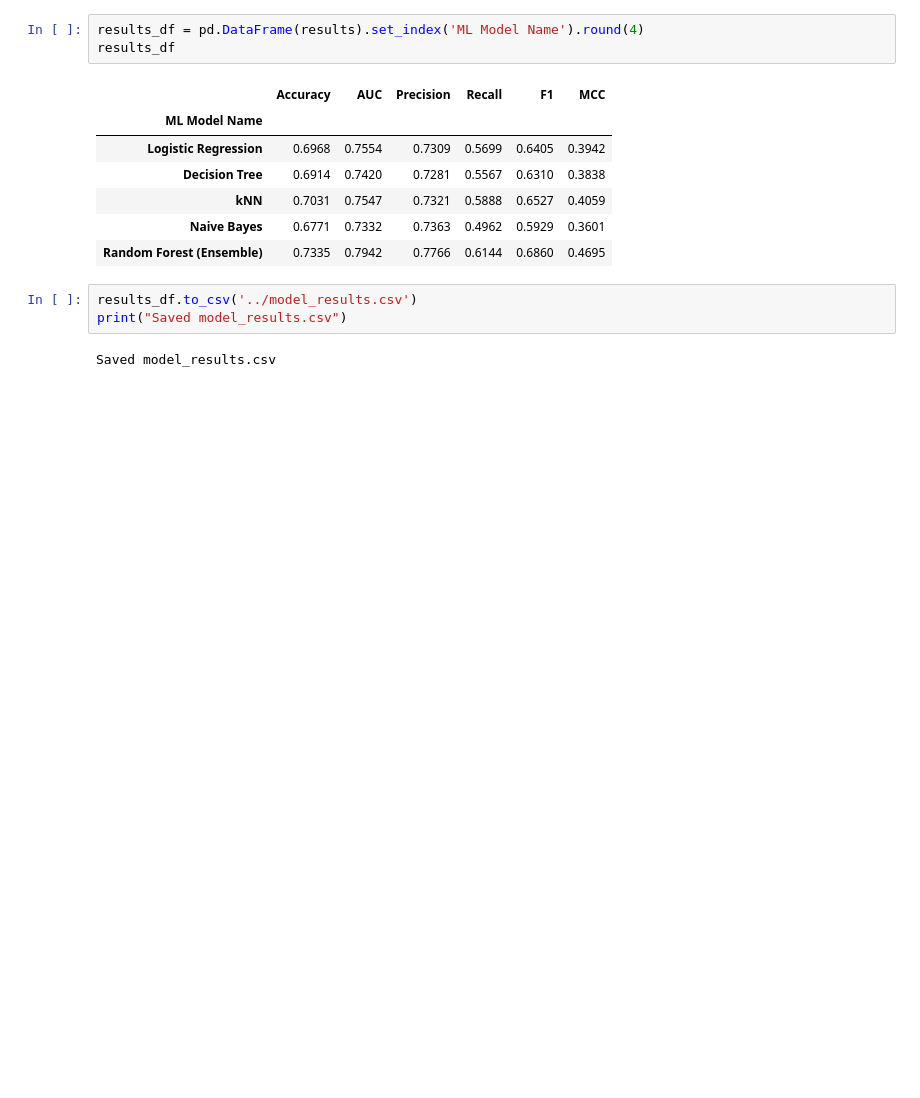
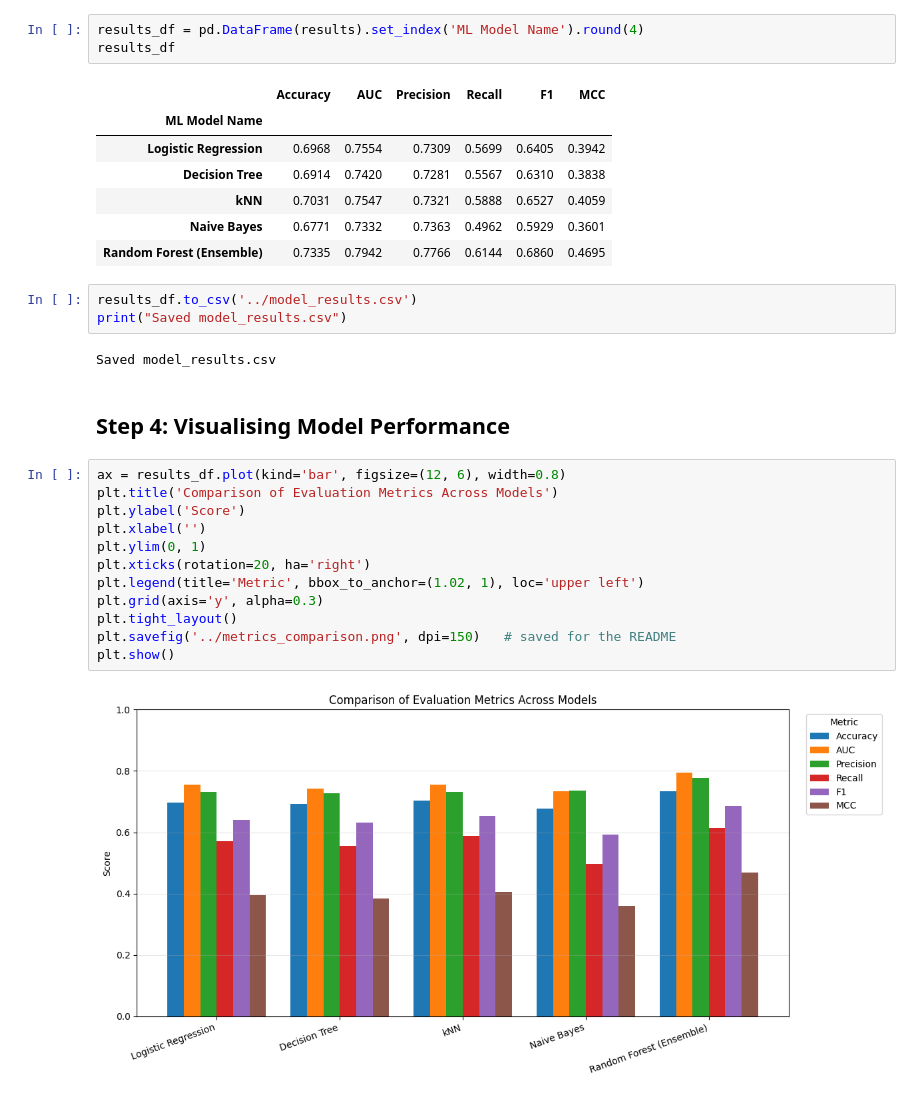
Before and after one commit to 2026ct05201/ml-assignment-2-classification, a Jupyter notebook: model/bank_marketing_classification.ipynb, the cells around one changed output. Cells and saved outputs as stored; diff of their text form; blank space fills up the shorter version.

Commit message:
Add model training results and metric visualisations

```diff
--- a/model/bank_marketing_classification.ipynb
+++ b/model/bank_marketing_classification.ipynb
@@ -278,3 +278,19 @@ results_df.to_csv('../model_results.csv')
 print("Saved model_results.csv")
 # %% [output]
 Saved model_results.csv
+# %% [markdown]
+## Step 4: Visualising Model Performance
+# %%
+ax = results_df.plot(kind='bar', figsize=(12, 6), width=0.8)
+plt.title('Comparison of Evaluation Metrics Across Models')
+plt.ylabel('Score')
+plt.xlabel('')
+plt.ylim(0, 1)
+plt.xticks(rotation=20, ha='right')
+plt.legend(title='Metric', bbox_to_anchor=(1.02, 1), loc='upper left')
+plt.grid(axis='y', alpha=0.3)
+plt.tight_layout()
+plt.savefig('../metrics_comparison.png', dpi=150)   # saved for the README
+plt.show()
+# %% [output]
+[figure, added]
```
Also changed, not shown: parts of 2 cells of this notebook, 3 other files.
